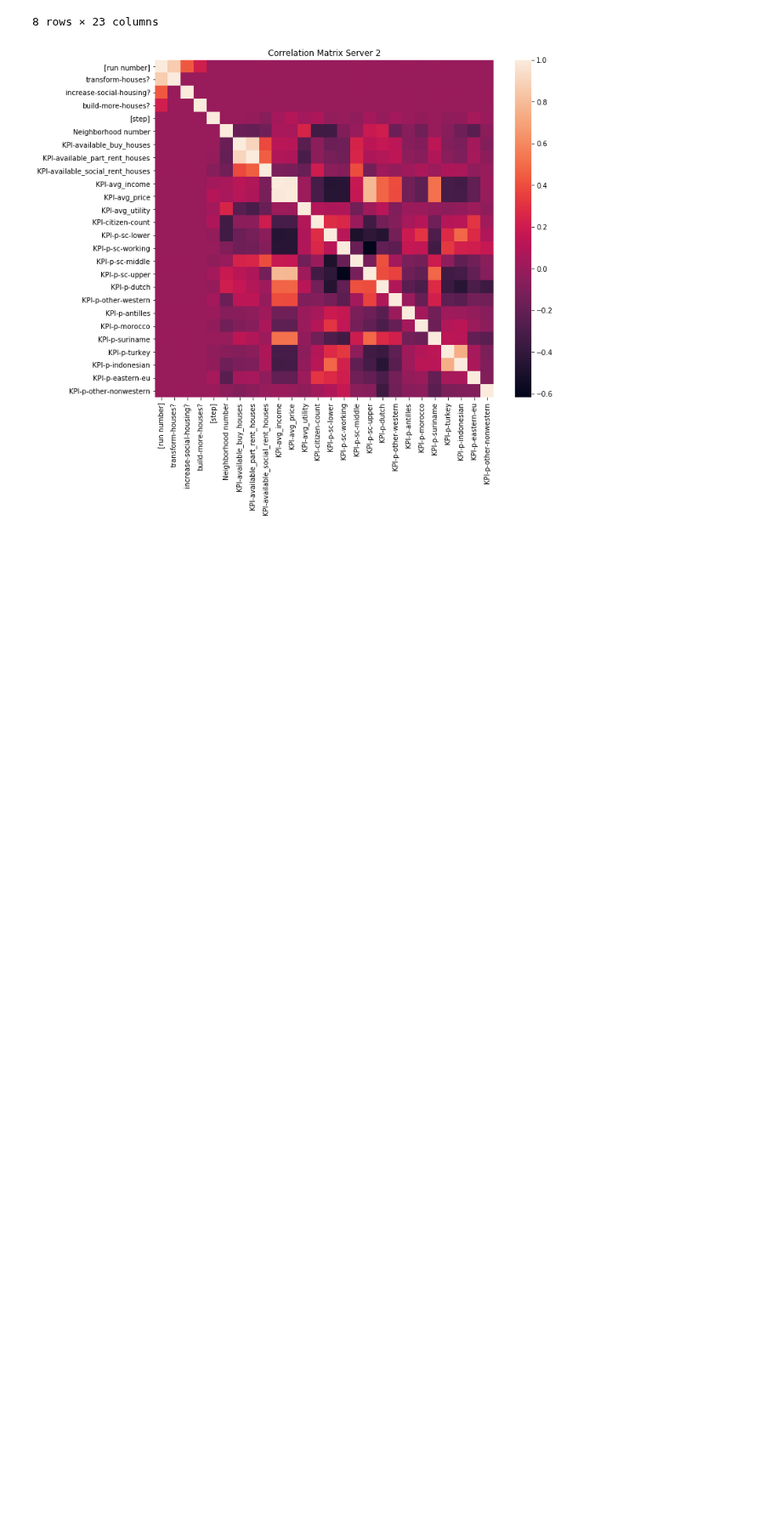
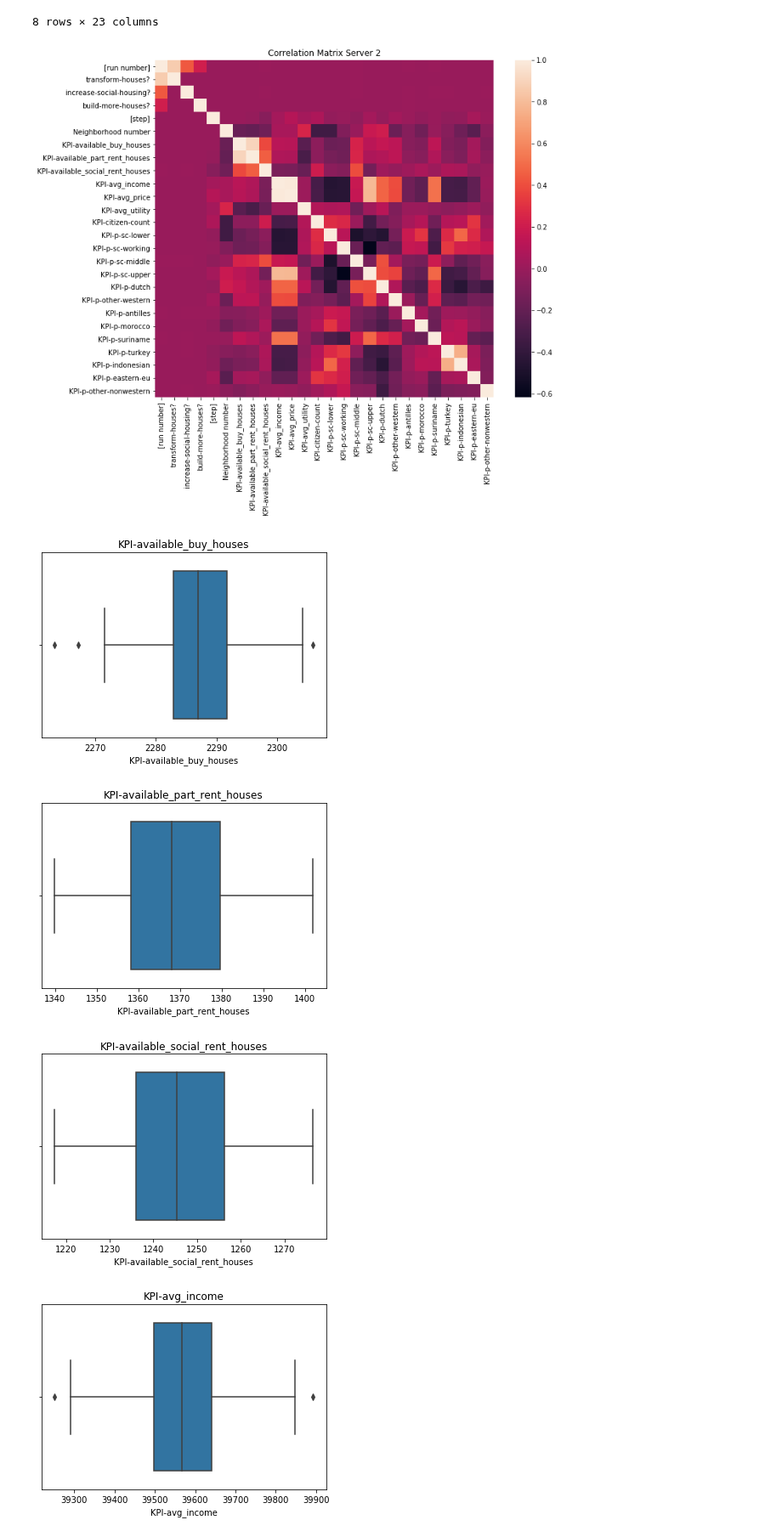
Before and after one commit to J-h-V/OpenDataDenHaag, a Jupyter notebook: Python/Results 2.ipynb, the cells around one changed output. Shown at 85% size. Cells and saved outputs as stored; diff of their text form; code cells hidden in the pictures; blank space fills up the shorter version.

Commit message:
Added homelessness KPI to model, updates to results analysis

```diff
--- a/Python/Results 2.ipynb
+++ b/Python/Results 2.ipynb
@@ -81,3 +81,15 @@ plt.title("Correlation Matrix Server 2")
 plt.savefig('output/images/corr_2.png')
 # %% [output]
 [figure]
+# %%
+#The boxplots below give an indication of the spread of results from 256 runs.
+for c in full_df.groupby("[run number]").mean().iloc[:,5:]:
+    plt.figure()
+    sns.boxplot(full_df.groupby("[run number]").mean().iloc[:,5:][c])
+    plt.title(c)
+    plt.show()
+# %% [output]
+[figure, added]
+[figure, added]
+[figure, added]
+[figure, added]
```
Also changed, not shown: parts of 2 cells of this notebook, 5 other files.
